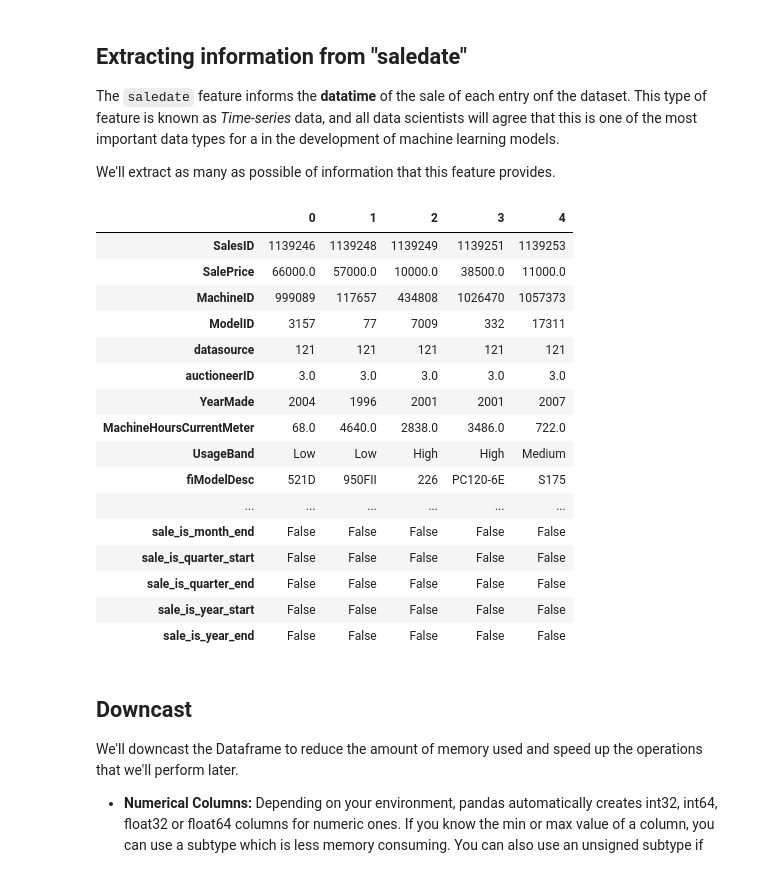
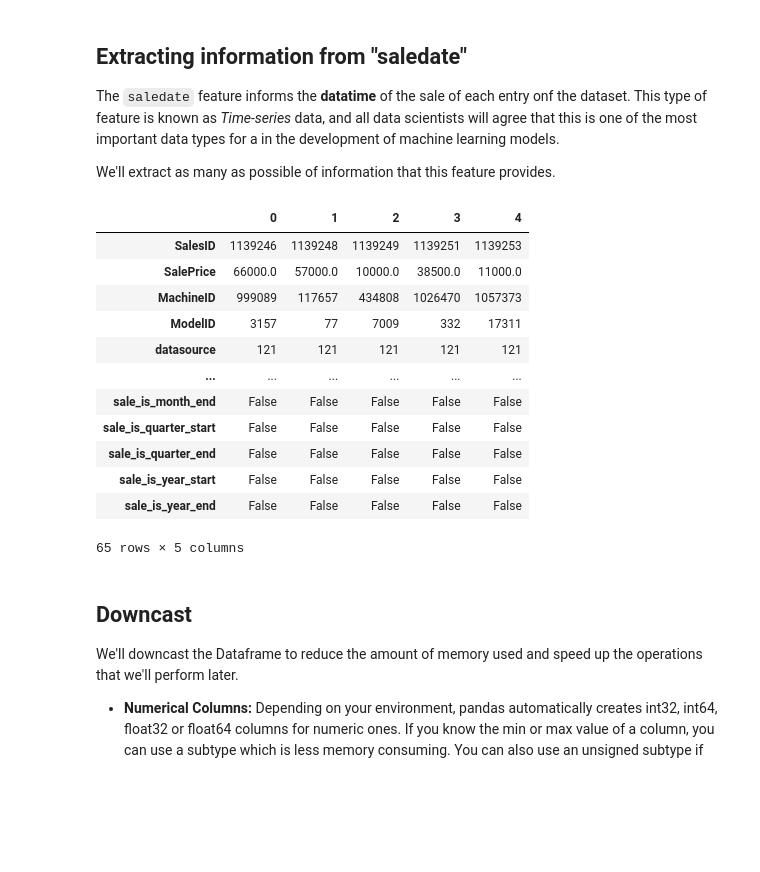
Before and after one commit to TheCamilovisk/DataScienceMiniProjects, a Jupyter notebook: BlueBookForBulldozers/data-cleaning-and-simple-random-forest-regressor.ipynb, the cells around one changed output. Drawn from its saved outputs; the diff is of its cells as text; code cells hidden in the pictures; blank space fills up the shorter version.

```diff
--- a/BlueBookForBulldozers/data-cleaning-and-simple-random-forest-regressor.ipynb
+++ b/BlueBookForBulldozers/data-cleaning-and-simple-random-forest-regressor.ipynb
@@ -343,25 +338,21 @@ def add_date_parts(df):
     return df
 # %%
 train_df = add_date_parts(train_df)
-display_all(train_df.head().T)
+train_df.head().T
 # %% [output]
 |  | 0 | 1 | 2 | 3 | 4 |
 | SalesID | 1139246 | 1139248 | 1139249 | 1139251 | 1139253 |
 | SalePrice | 66000.0 | 57000.0 | 10000.0 | 38500.0 | 11000.0 |
 | MachineID | 999089 | 117657 | 434808 | 1026470 | 1057373 |
 | ModelID | 3157 | 77 | 7009 | 332 | 17311 |
 | datasource | 121 | 121 | 121 | 121 | 121 |
-| auctioneerID | 3.0 | 3.0 | 3.0 | 3.0 | 3.0 |
-| YearMade | 2004 | 1996 | 2001 | 2001 | 2007 |
-| MachineHoursCurrentMeter | 68.0 | 4640.0 | 2838.0 | 3486.0 | 722.0 |
-| UsageBand | Low | Low | High | High | Medium |
-| fiModelDesc | 521D | 950FII | 226 | PC120-6E | S175 |
 | ... | ... | ... | ... | ... | ... |
 | sale_is_month_end | False | False | False | False | False |
 | sale_is_quarter_start | False | False | False | False | False |
 | sale_is_quarter_end | False | False | False | False | False |
 | sale_is_year_start | False | False | False | False | False |
 | sale_is_year_end | False | False | False | False | False |
+65 rows × 5 columns
 # %% [markdown]
 ## Downcast
 
```
Also changed, not shown: parts of 13 cells of this notebook, 1 other file.
